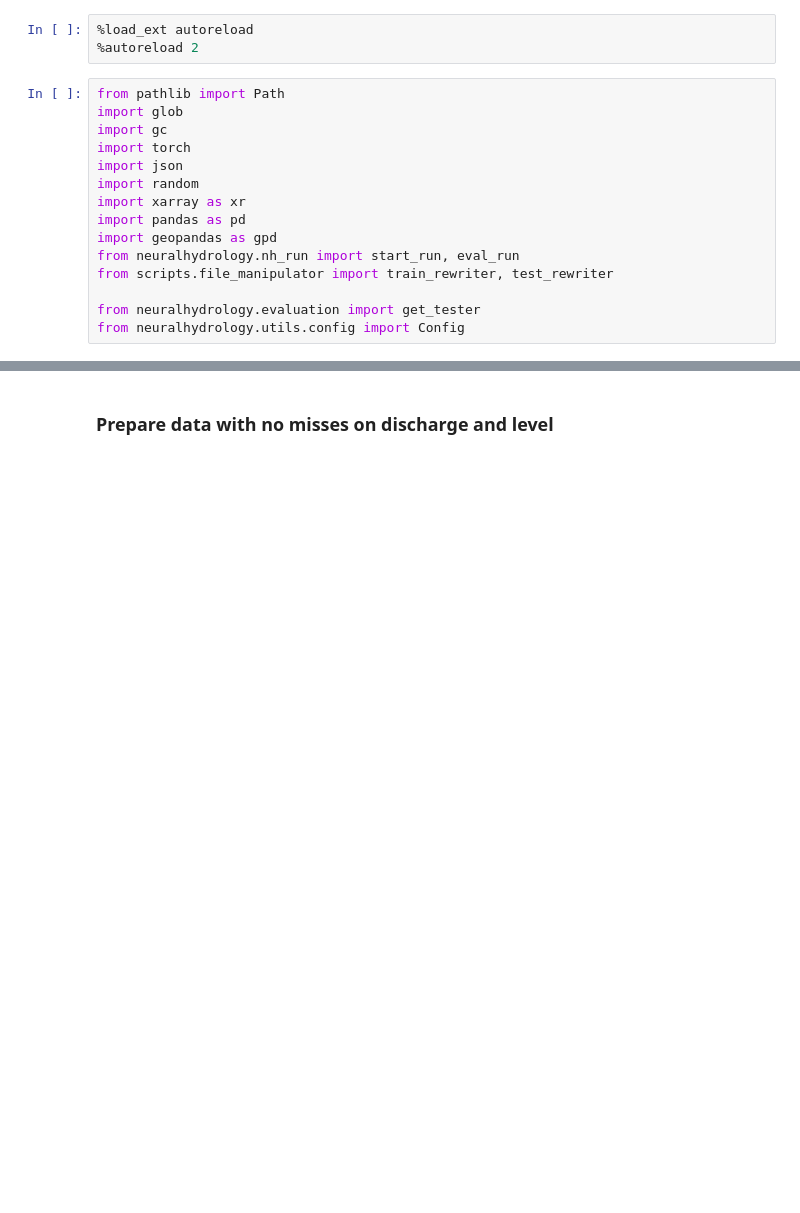
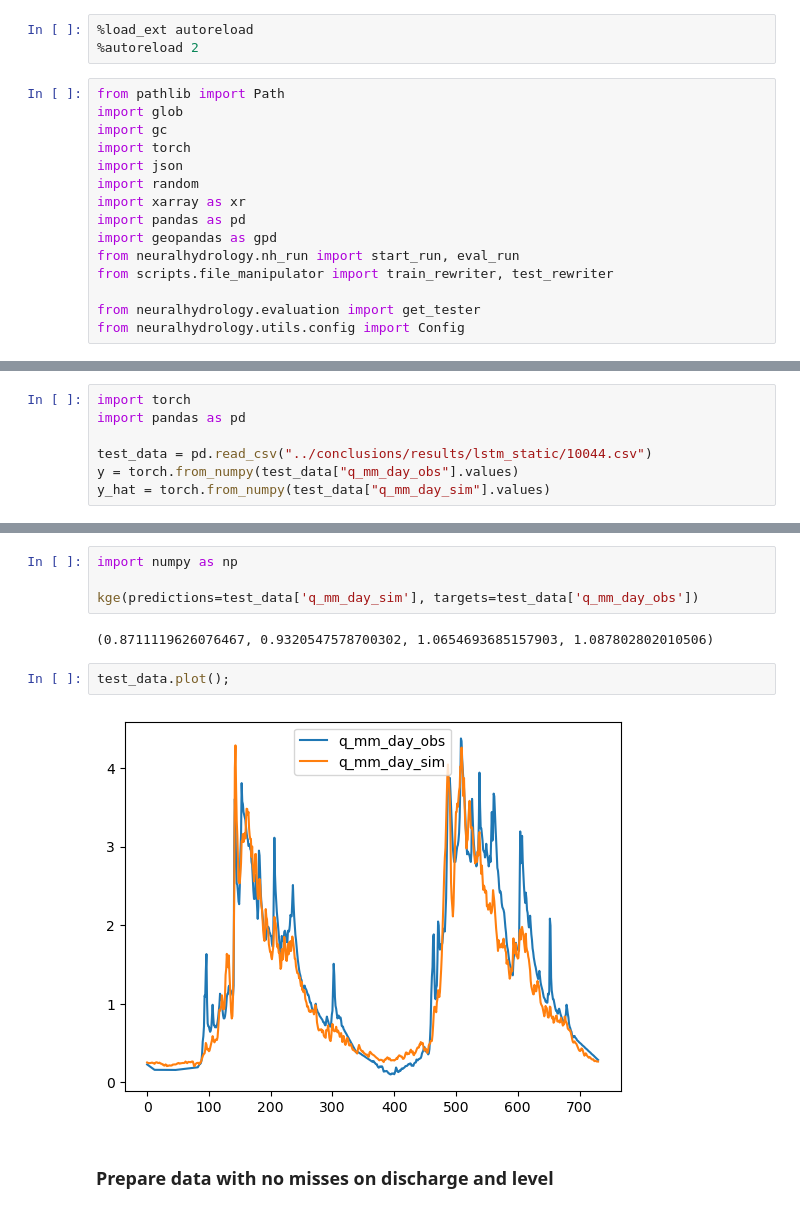
Before and after one commit to dmbrmv/my_dissertation, a Jupyter notebook: neural_forecast/test_neural.ipynb, the cells around one changed output, grey strips where cells are left out. Drawn from its saved outputs; the diff is of its cells as text; blank space fills up the shorter version.

```diff
--- a/neural_forecast/test_neural.ipynb
+++ b/neural_forecast/test_neural.ipynb
@@ -18,0 +76,7 @@ from neuralhydrology.utils.config import Config
+# %%
+import torch
+import pandas as pd
+
+test_data = pd.read_csv("../conclusions/results/lstm_static/10044.csv")
+y = torch.from_numpy(test_data["q_mm_day_obs"].values)
+y_hat = torch.from_numpy(test_data["q_mm_day_sim"].values)
@@ -19,3 +130,13 @@ from neuralhydrology.utils.config import Config
+# %%
+import numpy as np
+
+kge(predictions=test_data['q_mm_day_sim'], targets=test_data['q_mm_day_obs'])
+# %% [output]
+(0.8711119626076467, 0.9320547578700302, 1.0654693685157903, 1.087802802010506)
+# %%
+test_data.plot();
+# %% [output]
+[figure, added]
 # %% [markdown]
 ### Prepare data with no misses on discharge and level
 # %%
```
Also changed, not shown: parts of 4 cells of this notebook, 22 other files.
